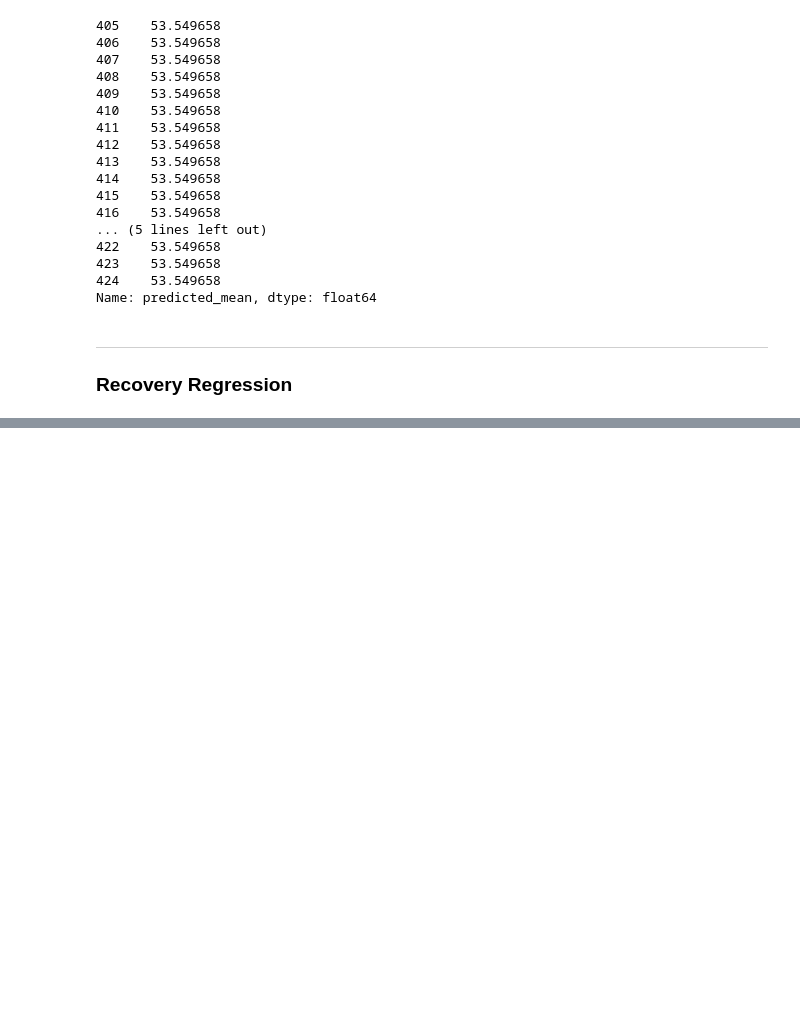
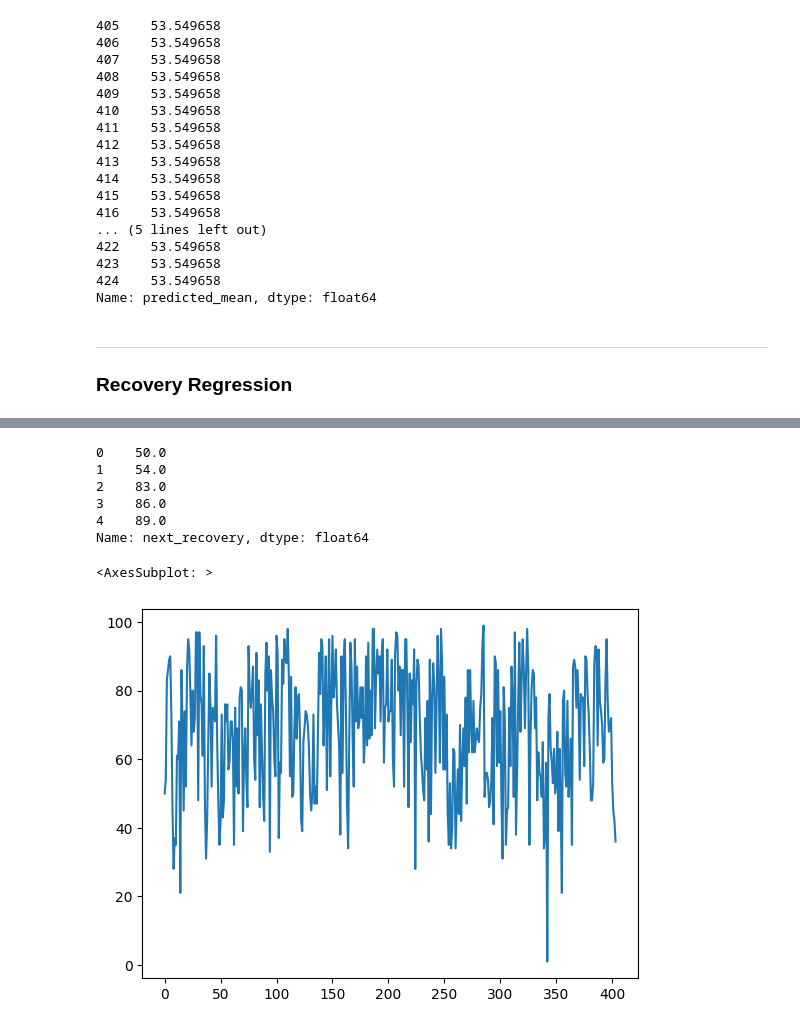
Before and after one commit to psyrgkan/Whoop_investigation, a Jupyter notebook: clean_data.ipynb, the cells around one changed output, grey strips where cells are left out. Cells and saved outputs as stored; diff of their text form; code cells hidden in the pictures; blank space fills up the shorter version.

Commit message:
regression on current recovery

```diff
--- a/clean_data.ipynb
+++ b/clean_data.ipynb
@@ -1281,0 +1289,6 @@ Name: predicted_mean, dtype: float64
+# %%
+df_sorted["next_sleep"] = df_sorted['Asleep duration (min)'].shift(-1)
+df_sorted = df_sorted[df_sorted['next_recovery'].notna()]
+df_sorted = df_sorted[df_sorted['Asleep duration (min)'].notna()]
+X = df_sorted.drop(['next_recovery', 'Sleep onset', 'Wake onset', 'Date'], axis = 1)
+y = df_sorted['next_recovery']
@@ -1281,0 +1357,14 @@ Name: predicted_mean, dtype: float64
+# %%
+y.head()
+# %% [output]
+0    50.0
+1    54.0
+2    83.0
+3    86.0
+4    89.0
+Name: next_recovery, dtype: float64
+# %%
+y.plot()
+# %% [output]
+<AxesSubplot: >
+[figure, added]
```
Also changed, not shown: parts of 38 cells of this notebook, 2 other files.
